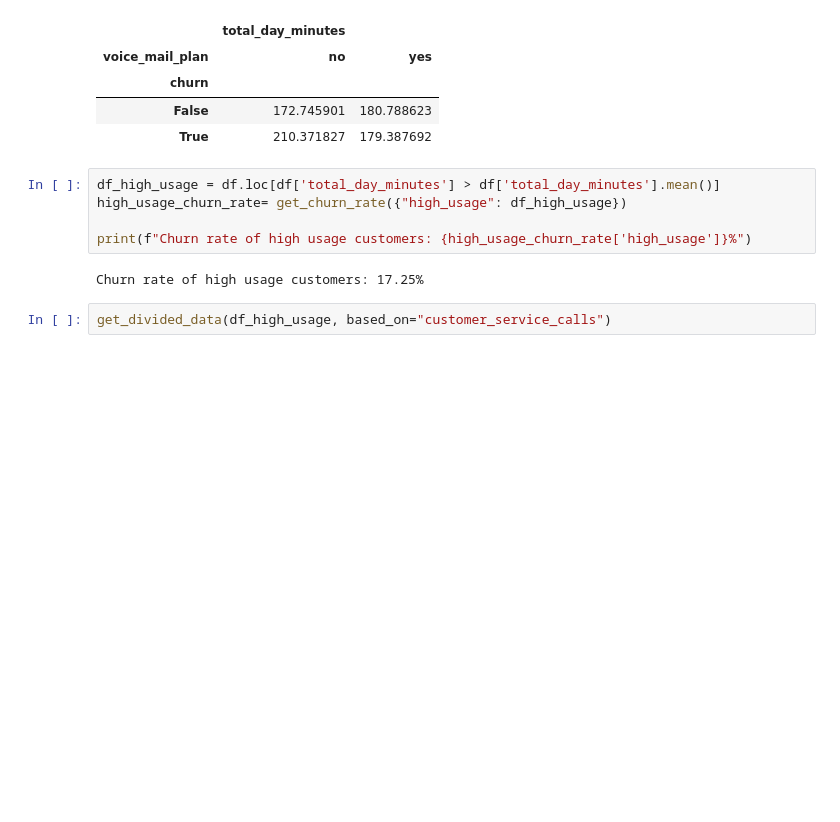
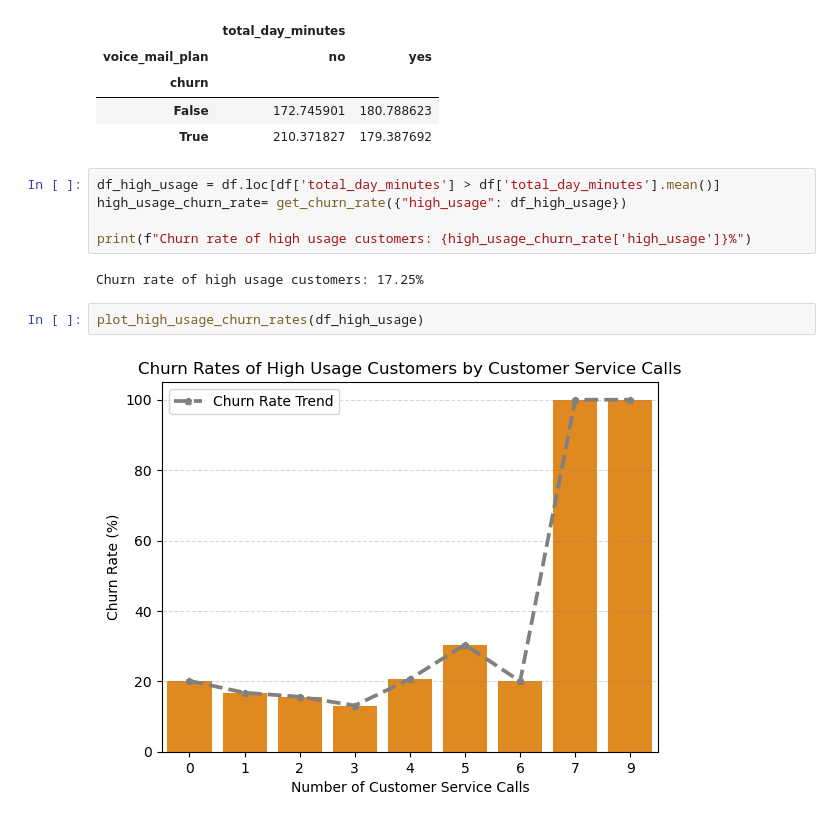
Before and after one commit to Erfan-Taherirani/Data_Science, a Jupyter notebook: Telecom Customer Churn/notebooks/eda.ipynb, the cells around one changed output. Cells and saved outputs as stored; diff of their text form; blank space fills up the shorter version.

```diff
--- a/Telecom Customer Churn/notebooks/eda.ipynb
+++ b/Telecom Customer Churn/notebooks/eda.ipynb
@@ -658,4 +716,6 @@ print(f"Churn rate of high usage customers: {high_usage_churn_rate['high_usage']
 # %% [output]
 Churn rate of high usage customers: 17.25%
 # %%
-get_divided_data(df_high_usage, based_on="customer_service_calls")
+plot_high_usage_churn_rates(df_high_usage)
+# %% [output]
+[figure, added]
```
Also changed, not shown: parts of 15 cells of this notebook, 8 other files.
